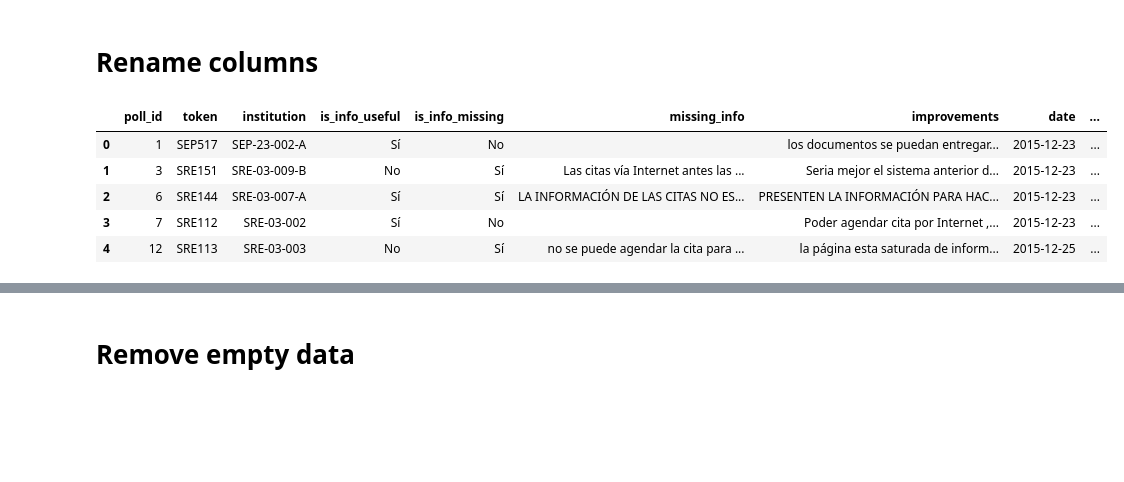
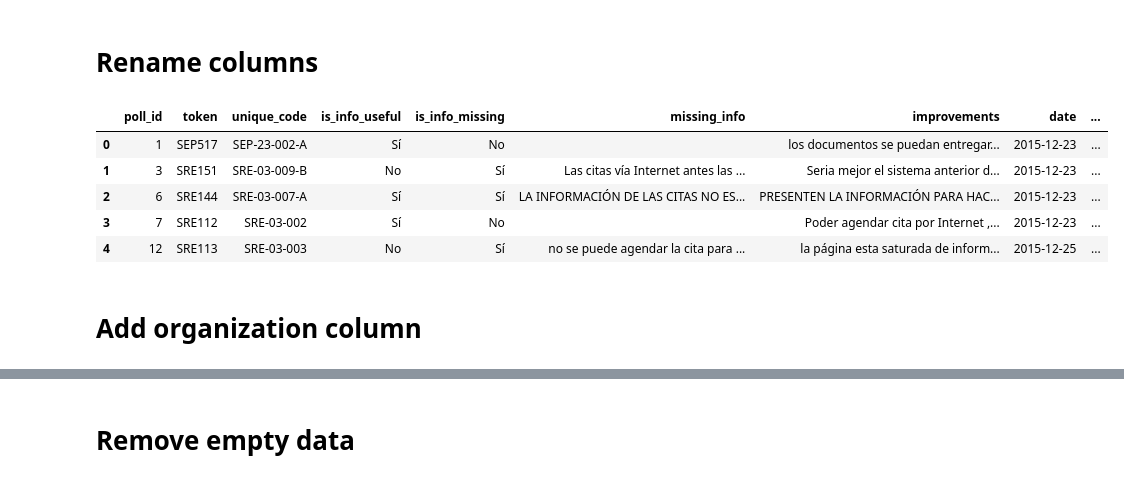
Before and after one commit to omar-bracamontes-zavala/Sermone, a Jupyter notebook: pre_processing_adj_extraction.ipynb, the cells around one changed output, grey strips where cells are left out. Drawn from its saved outputs; the diff is of its cells as text; code cells hidden in the pictures; blank space fills up the shorter version.

Commit message:
Se agregó la columna de organización
Se agregó la columna de "organization" y la columna de "Homoclave" se cambió por "unique_code".

```diff
--- a/pre_processing_adj_extraction.ipynb
+++ b/pre_processing_adj_extraction.ipynb
@@ -20,14 +20,16 @@ df.shape[0]
 # %% [markdown]
 # Rename columns
 # %%
-df.columns = ["poll_id", "token", "institution", "is_info_useful", "is_info_missing", "missing_info",
+df.columns = ["poll_id", "token", "unique_code", "is_info_useful", "is_info_missing", "missing_info",
               "improvements", "date", "missing_info_sentiment", "improvements_sentiment",
               "missing_info_en", "improvements_en"]
 df.head()
 # %% [output]
-|  | poll_id | token | institution | is_info_useful | is_info_missing | missing_info | improvements | date | ... |
+|  | poll_id | token | unique_code | is_info_useful | is_info_missing | missing_info | improvements | date | ... |
 | 0 | 1 | SEP517 | SEP-23-002-A | Sí | No |  | los documentos se puedan entregar... | 2015-12-23 | ... |
 | 1 | 3 | SRE151 | SRE-03-009-B | No | Sí | Las citas vía Internet antes las ... | Seria mejor el sistema anterior d... | 2015-12-23 | ... |
 | 2 | 6 | SRE144 | SRE-03-007-A | Sí | Sí | LA INFORMACIÓN DE LAS CITAS NO ES... | PRESENTEN LA INFORMACIÓN PARA HAC... | 2015-12-23 | ... |
 | 3 | 7 | SRE112 | SRE-03-002 | Sí | No |  | Poder agendar cita por Internet ,... | 2015-12-23 | ... |
 | 4 | 12 | SRE113 | SRE-03-003 | No | Sí | no se puede agendar la cita para ... | la página esta saturada de inform... | 2015-12-25 | ... |
+# %% [markdown]
+# Add organization column
```
Also changed, not shown: parts of 2 cells of this notebook.
